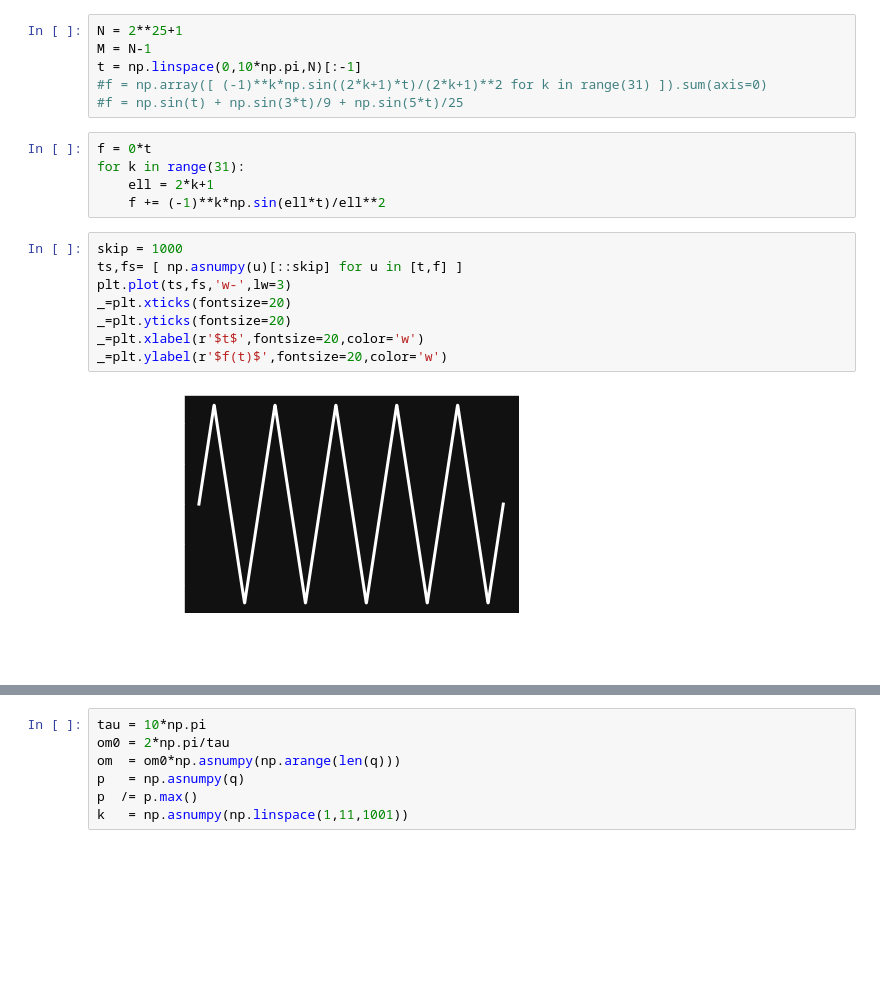
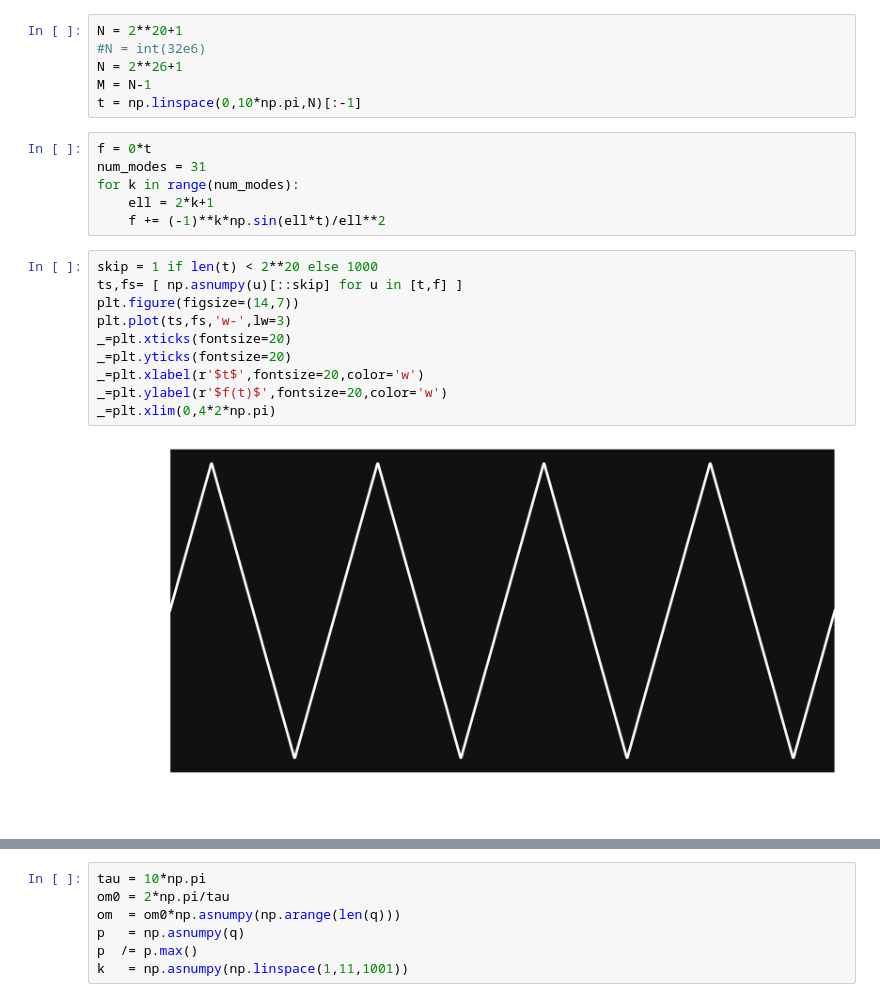
Before and after one commit to jyalim/RCworkshops, a Jupyter notebook: intro-python/fft-gpu/fft-nvidia.ipynb, the cells around one changed output, grey strips where cells are left out. Cells and saved outputs as stored; diff of their text form; blank space fills up the shorter version.

```diff
--- a/intro-python/fft-gpu/fft-nvidia.ipynb
+++ b/intro-python/fft-gpu/fft-nvidia.ipynb
@@ -36,24 +36,27 @@ Mon Aug  2 15:06:23 2021
-# %%
-N = 2**25+1
-M = N-1
-t = np.linspace(0,10*np.pi,N)[:-1]
-#f = np.array([ (-1)**k*np.sin((2*k+1)*t)/(2*k+1)**2 for k in range(31) ]).sum(axis=0)
-#f = np.sin(t) + np.sin(3*t)/9 + np.sin(5*t)/25
+# %%
+N = 2**20+1
+#N = int(32e6)
+N = 2**26+1
+M = N-1
+t = np.linspace(0,10*np.pi,N)[:-1]
 # %%
 f = 0*t
-for k in range(31):
+num_modes = 31
+for k in range(num_modes):
     ell = 2*k+1
     f += (-1)**k*np.sin(ell*t)/ell**2
 # %%
-skip = 1000
+skip = 1 if len(t) < 2**20 else 1000
 ts,fs= [ np.asnumpy(u)[::skip] for u in [t,f] ]
+plt.figure(figsize=(14,7))
 plt.plot(ts,fs,'w-',lw=3)
 _=plt.xticks(fontsize=20)
 _=plt.yticks(fontsize=20)
 _=plt.xlabel(r'$t$',fontsize=20,color='w')
 _=plt.ylabel(r'$f(t)$',fontsize=20,color='w')
+_=plt.xlim(0,4*2*np.pi)
 # %% [output]
-[figure, old version]
+[figure, new version]
 # %%
 %%time
 q = np.abs(np.fft.fft(f)[:M//2])
```
Also changed, not shown: parts of 6 cells of this notebook, 3 other files.
